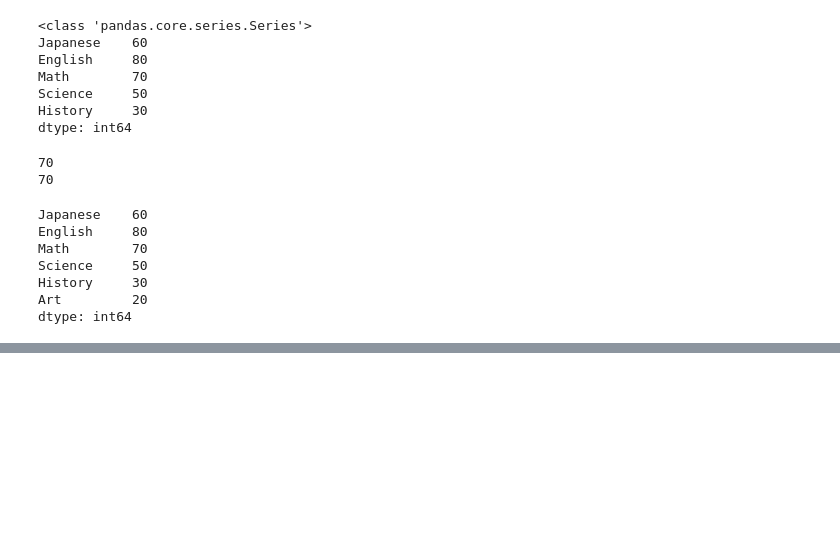
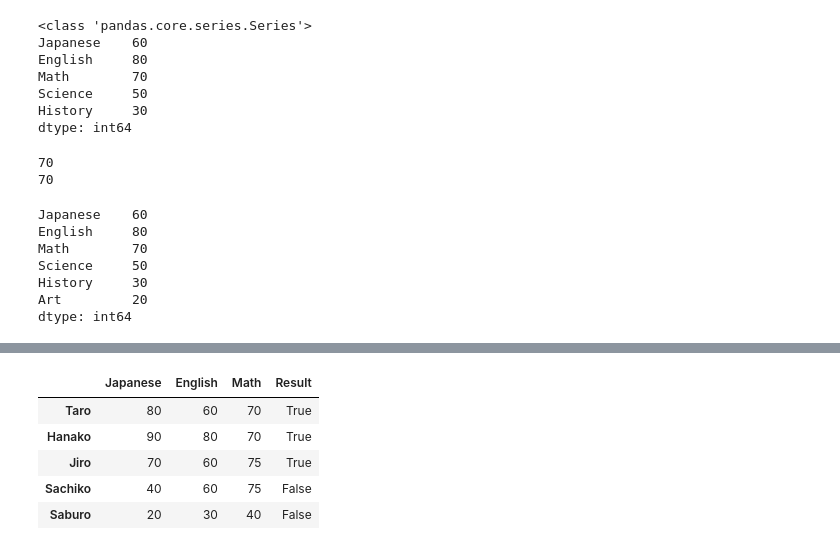
Before and after one commit to domonjo01/colaboratory, a Jupyter notebook: my_notebook.ipynb, the cells around one changed output, grey strips where cells are left out. Saved outputs shown, nothing was run; the diff lists cells and outputs as text; code cells hidden in the pictures; blank space fills up the shorter version.

```diff
--- a/my_notebook.ipynb
+++ b/my_notebook.ipynb
@@ -642,0 +678,9 @@ dtype: int64
+# %%
+a.head() # 最初の5行
+# %% [output]
+|  | Japanese | English | Math | Result |
+| Taro | 80 | 60 | 70 | True |
+| Hanako | 90 | 80 | 70 | True |
+| Jiro | 70 | 60 | 75 | True |
+| Sachiko | 40 | 60 | 75 | False |
+| Saburo | 20 | 30 | 40 | False |
```
Also changed, not shown: parts of 9 cells of this notebook.
